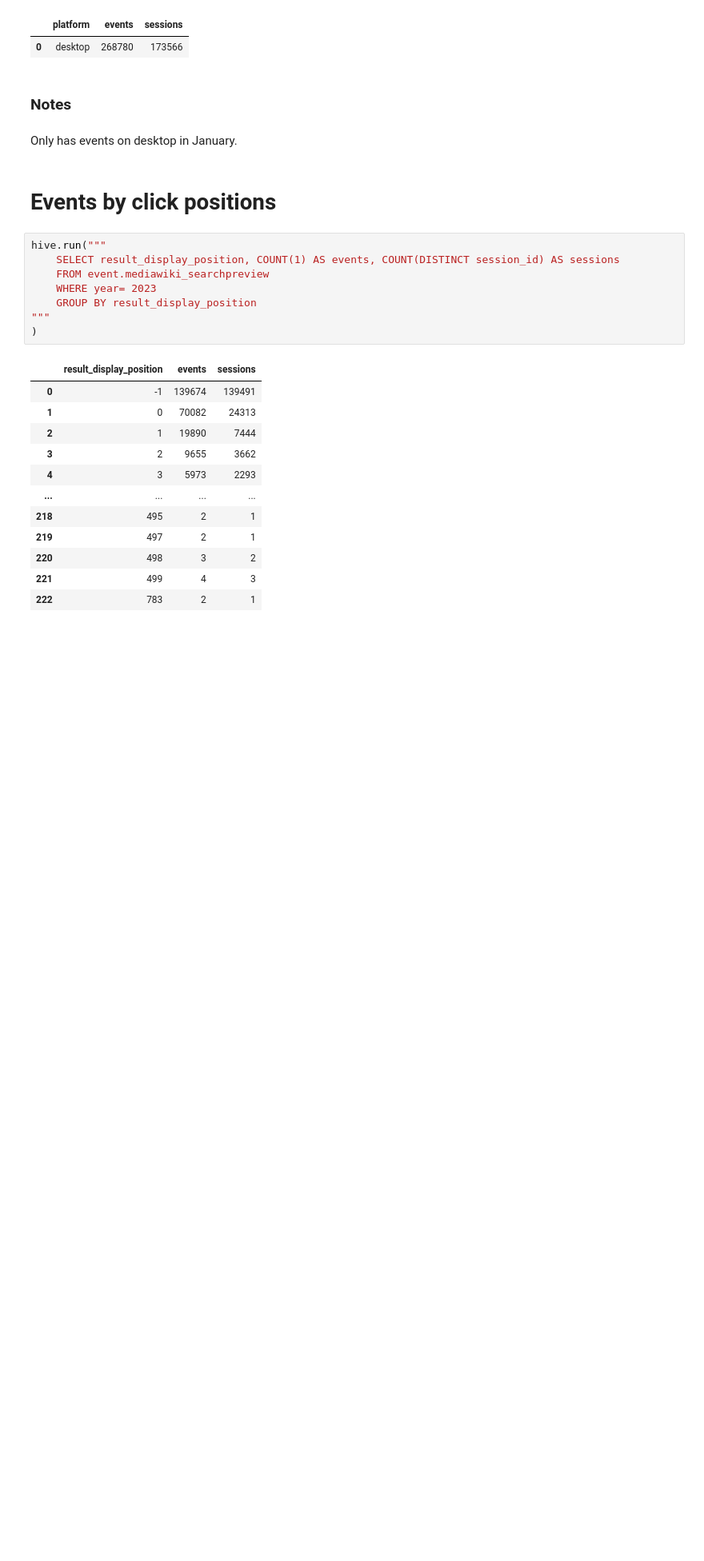
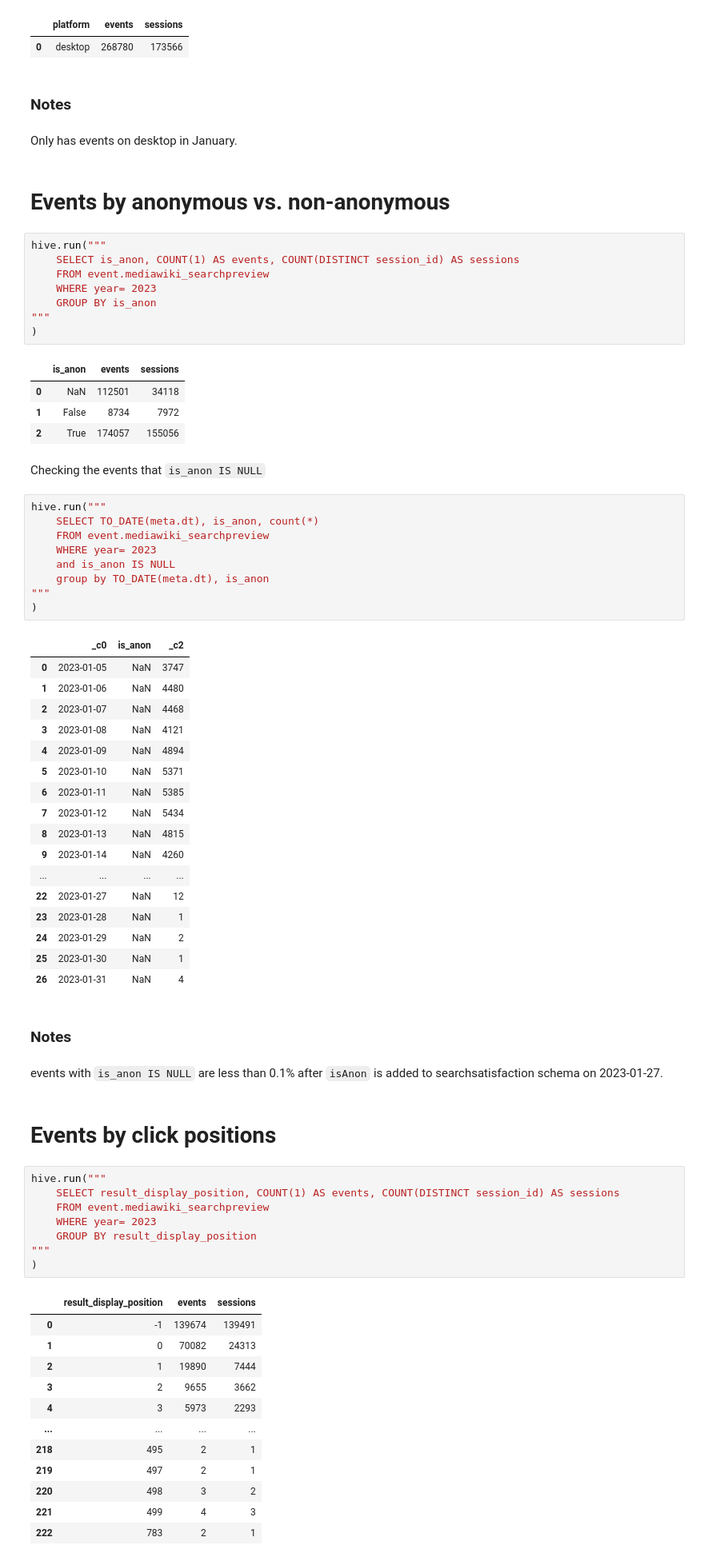
Before and after one commit to wikimedia-research/SDAW-search-improvements, a Jupyter notebook: T324707-QA-search-preivew.ipynb, the cells around one changed output. Shown at 80% size. Saved outputs shown, nothing was run; the diff lists cells and outputs as text; blank space fills up the shorter version.

Commit message:
Add events by is_anon

```diff
--- a/T324707-QA-search-preivew.ipynb
+++ b/T324707-QA-search-preivew.ipynb
@@ -135,6 +141,54 @@ hive.run("""
 ### Notes
 # %% [markdown]
 Only has events on desktop in January.
+# %% [markdown]
+# Events by anonymous vs. non-anonymous
+# %%
+hive.run("""
+    SELECT is_anon, COUNT(1) AS events, COUNT(DISTINCT session_id) AS sessions
+    FROM event.mediawiki_searchpreview
+    WHERE year= 2023
+    GROUP BY is_anon
+"""
+)
+# %% [output]
+|  | is_anon | events | sessions |
+| 0 | NaN | 112501 | 34118 |
+| 1 | False | 8734 | 7972 |
+| 2 | True | 174057 | 155056 |
+# %% [markdown]
+Checking the events that `is_anon IS NULL`
+# %%
+hive.run("""
+    SELECT TO_DATE(meta.dt), is_anon, count(*)
+    FROM event.mediawiki_searchpreview
+    WHERE year= 2023
+    and is_anon IS NULL
+    group by TO_DATE(meta.dt), is_anon
+"""
+)
+# %% [output]
+|  | _c0 | is_anon | _c2 |
+| 0 | 2023-01-05 | NaN | 3747 |
+| 1 | 2023-01-06 | NaN | 4480 |
+| 2 | 2023-01-07 | NaN | 4468 |
+| 3 | 2023-01-08 | NaN | 4121 |
+| 4 | 2023-01-09 | NaN | 4894 |
+| 5 | 2023-01-10 | NaN | 5371 |
+| 6 | 2023-01-11 | NaN | 5385 |
+| 7 | 2023-01-12 | NaN | 5434 |
+| 8 | 2023-01-13 | NaN | 4815 |
+| 9 | 2023-01-14 | NaN | 4260 |
+| ... | ... | ... | ... |
+| 22 | 2023-01-27 | NaN | 12 |
+| 23 | 2023-01-28 | NaN | 1 |
+| 24 | 2023-01-29 | NaN | 2 |
+| 25 | 2023-01-30 | NaN | 1 |
+| 26 | 2023-01-31 | NaN | 4 |
+# %% [markdown]
+### Notes
+# %% [markdown]
+events with `is_anon IS NULL` are less than 0.1% after `isAnon` is added to searchsatisfaction schema on 2023-01-27.
 # %% [markdown]
 # Events by click positions
 # %%
```
Also changed, not shown: parts of 3 cells of this notebook.
